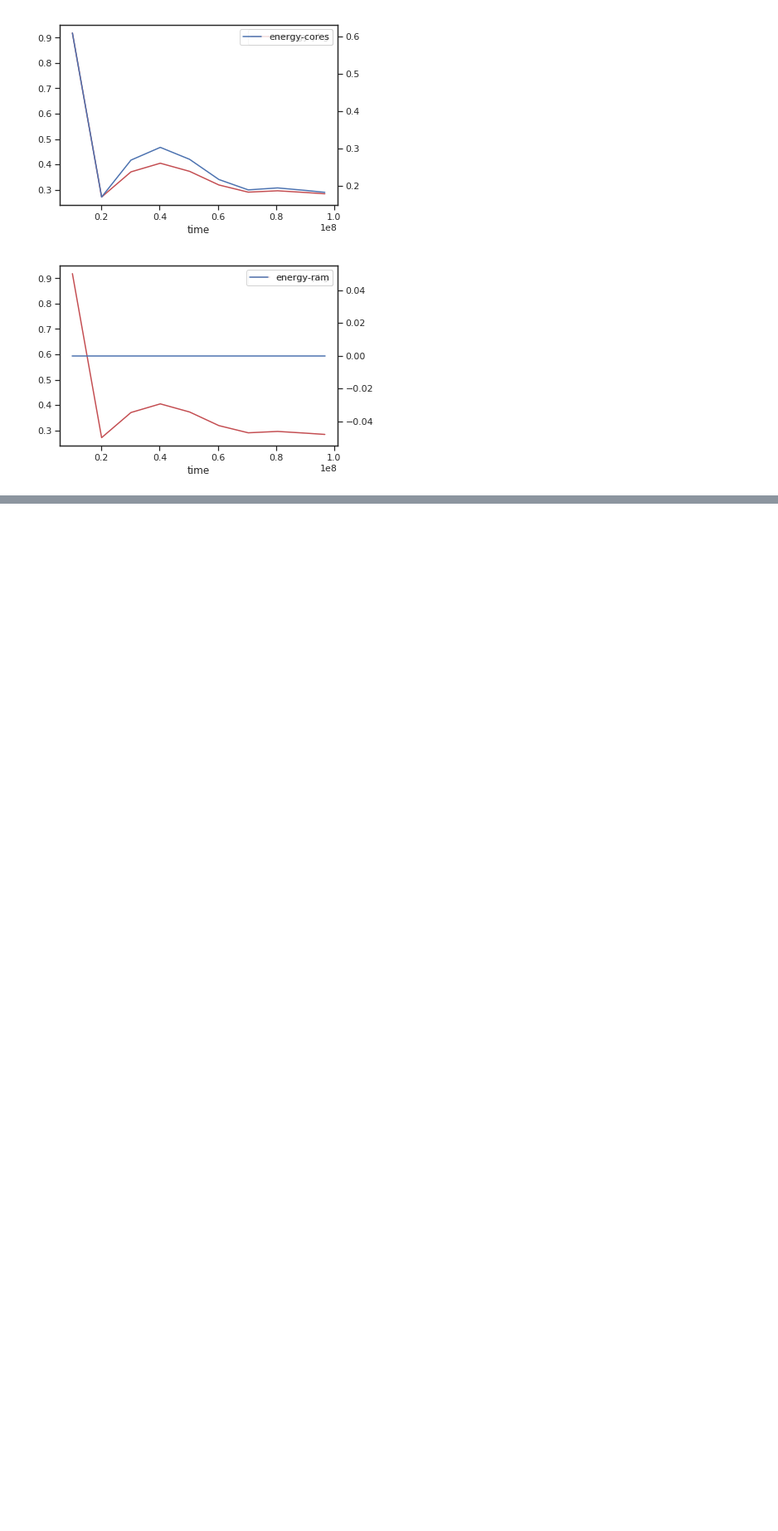
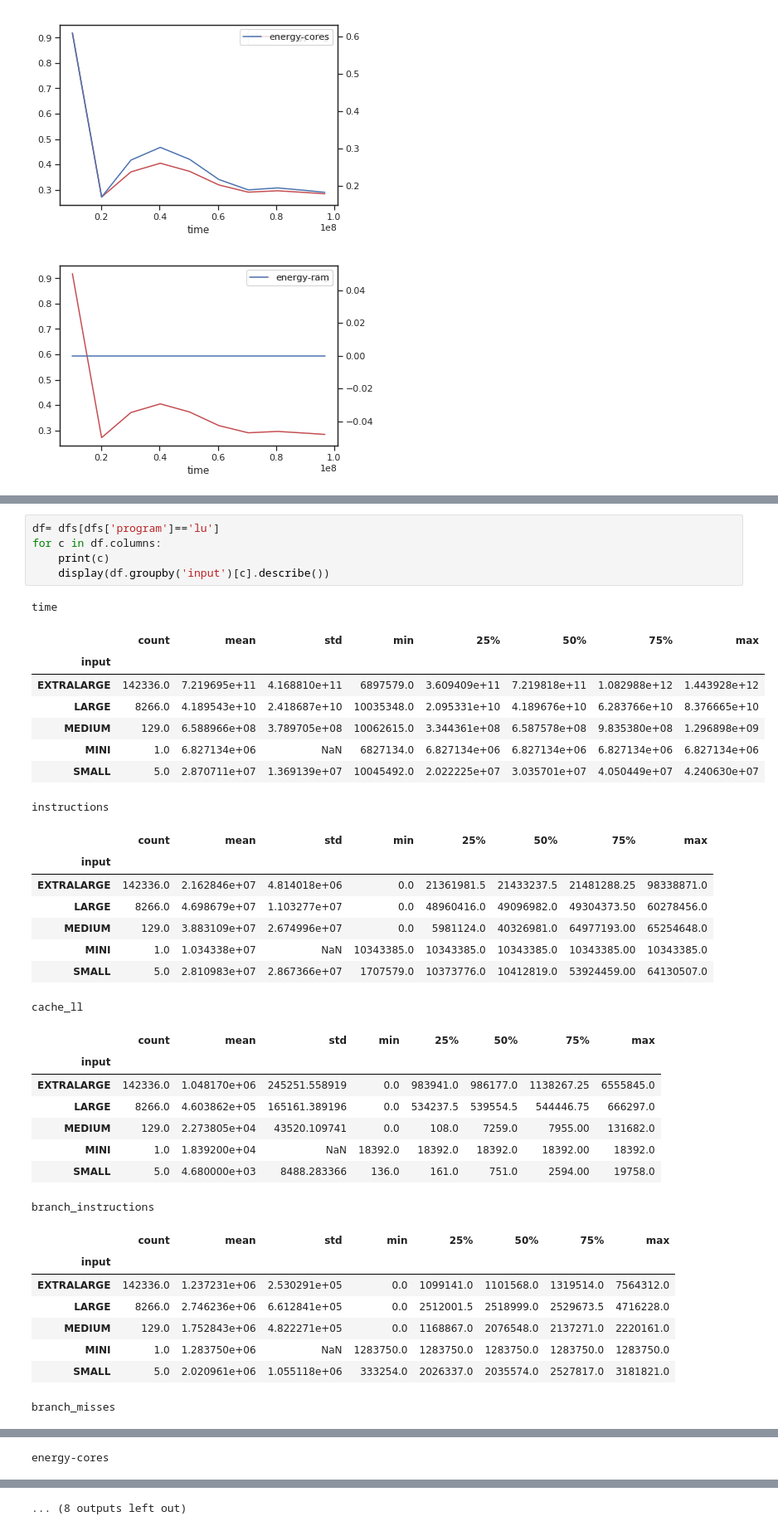
Before and after one commit to VitorRamos/energy, a Jupyter notebook: energyOptimal/perf/analysis.ipynb, the cells around one changed output, grey strips where cells are left out. Shown at 83% size. Cells and saved outputs as stored; diff of their text form; blank space fills up the shorter version.

```diff
--- a/energyOptimal/perf/analysis.ipynb
+++ b/energyOptimal/perf/analysis.ipynb
@@ -377,0 +404,39 @@ for t in df.columns:
+# %%
+df= dfs[dfs['program']=='lu']
+for c in df.columns:
+    print(c)
+    display(df.groupby('input')[c].describe())
+# %% [output]
+time
+|  | count | mean | std | min | 25% | 50% | 75% | max |
+| input |  |  |  |  |  |  |  |  |
+| EXTRALARGE | 142336.0 | 7.219695e+11 | 4.168810e+11 | 6897579.0 | 3.609409e+11 | 7.219818e+11 | 1.082988e+12 | 1.443928e+12 |
+| LARGE | 8266.0 | 4.189543e+10 | 2.418687e+10 | 10035348.0 | 2.095331e+10 | 4.189676e+10 | 6.283766e+10 | 8.376665e+10 |
+| MEDIUM | 129.0 | 6.588966e+08 | 3.789705e+08 | 10062615.0 | 3.344361e+08 | 6.587578e+08 | 9.835380e+08 | 1.296898e+09 |
+| MINI | 1.0 | 6.827134e+06 | NaN | 6827134.0 | 6.827134e+06 | 6.827134e+06 | 6.827134e+06 | 6.827134e+06 |
+| SMALL | 5.0 | 2.870711e+07 | 1.369139e+07 | 10045492.0 | 2.022225e+07 | 3.035701e+07 | 4.050449e+07 | 4.240630e+07 |
+instructions
+|  | count | mean | std | min | 25% | 50% | 75% | max |
+| input |  |  |  |  |  |  |  |  |
+| EXTRALARGE | 142336.0 | 2.162846e+07 | 4.814018e+06 | 0.0 | 21361981.5 | 21433237.5 | 21481288.25 | 98338871.0 |
+| LARGE | 8266.0 | 4.698679e+07 | 1.103277e+07 | 0.0 | 48960416.0 | 49096982.0 | 49304373.50 | 60278456.0 |
+| MEDIUM | 129.0 | 3.883109e+07 | 2.674996e+07 | 0.0 | 5981124.0 | 40326981.0 | 64977193.00 | 65254648.0 |
+| MINI | 1.0 | 1.034338e+07 | NaN | 10343385.0 | 10343385.0 | 10343385.0 | 10343385.00 | 10343385.0 |
+| SMALL | 5.0 | 2.810983e+07 | 2.867366e+07 | 1707579.0 | 10373776.0 | 10412819.0 | 53924459.00 | 64130507.0 |
+cache_ll
+|  | count | mean | std | min | 25% | 50% | 75% | max |
+| input |  |  |  |  |  |  |  |  |
+| EXTRALARGE | 142336.0 | 1.048170e+06 | 245251.558919 | 0.0 | 983941.0 | 986177.0 | 1138267.25 | 6555845.0 |
+| LARGE | 8266.0 | 4.603862e+05 | 165161.389196 | 0.0 | 534237.5 | 539554.5 | 544446.75 | 666297.0 |
+| MEDIUM | 129.0 | 2.273805e+04 | 43520.109741 | 0.0 | 108.0 | 7259.0 | 7955.00 | 131682.0 |
+| MINI | 1.0 | 1.839200e+04 | NaN | 18392.0 | 18392.0 | 18392.0 | 18392.00 | 18392.0 |
+| SMALL | 5.0 | 4.680000e+03 | 8488.283366 | 136.0 | 161.0 | 751.0 | 2594.00 | 19758.0 |
+branch_instructions
+|  | count | mean | std | min | 25% | 50% | 75% | max |
+| input |  |  |  |  |  |  |  |  |
+| EXTRALARGE | 142336.0 | 1.237231e+06 | 2.530291e+05 | 0.0 | 1099141.0 | 1101568.0 | 1319514.0 | 7564312.0 |
+| LARGE | 8266.0 | 2.746236e+06 | 6.612841e+05 | 0.0 | 2512001.5 | 2518999.0 | 2529673.5 | 4716228.0 |
+| MEDIUM | 129.0 | 1.752843e+06 | 4.822271e+05 | 0.0 | 1168867.0 | 2076548.0 | 2137271.0 | 2220161.0 |
+| MINI | 1.0 | 1.283750e+06 | NaN | 1283750.0 | 1283750.0 | 1283750.0 | 1283750.0 | 1283750.0 |
+| SMALL | 5.0 | 2.020961e+06 | 1.055118e+06 | 333254.0 | 2026337.0 | 2035574.0 | 2527817.0 | 3181821.0 |
+branch_misses
@@ -377,0 +450 @@ for t in df.columns:
+energy-cores
@@ -377,0 +458 @@ for t in df.columns:
+... (8 outputs left out)
```
Also changed, not shown: parts of 8 cells of this notebook.
